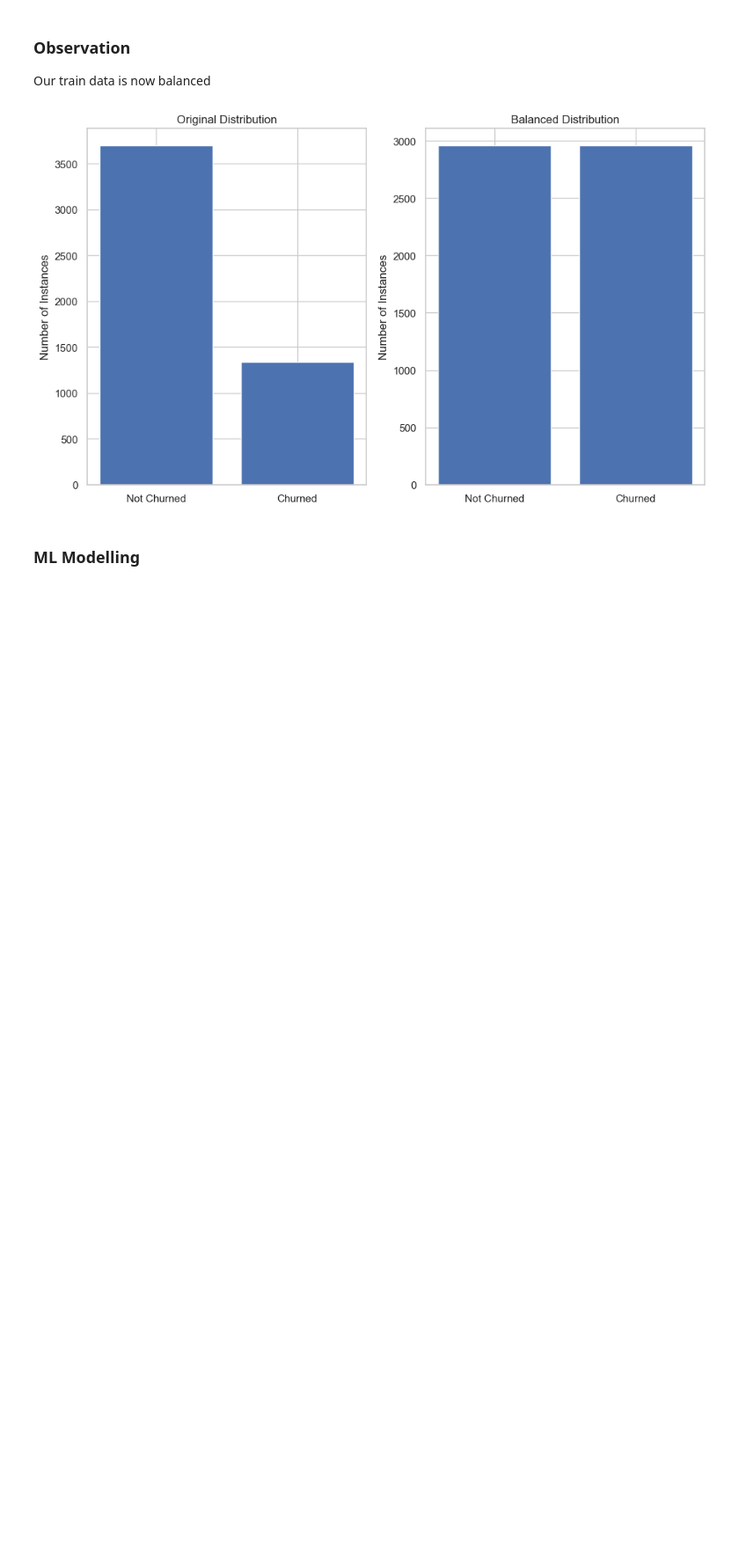
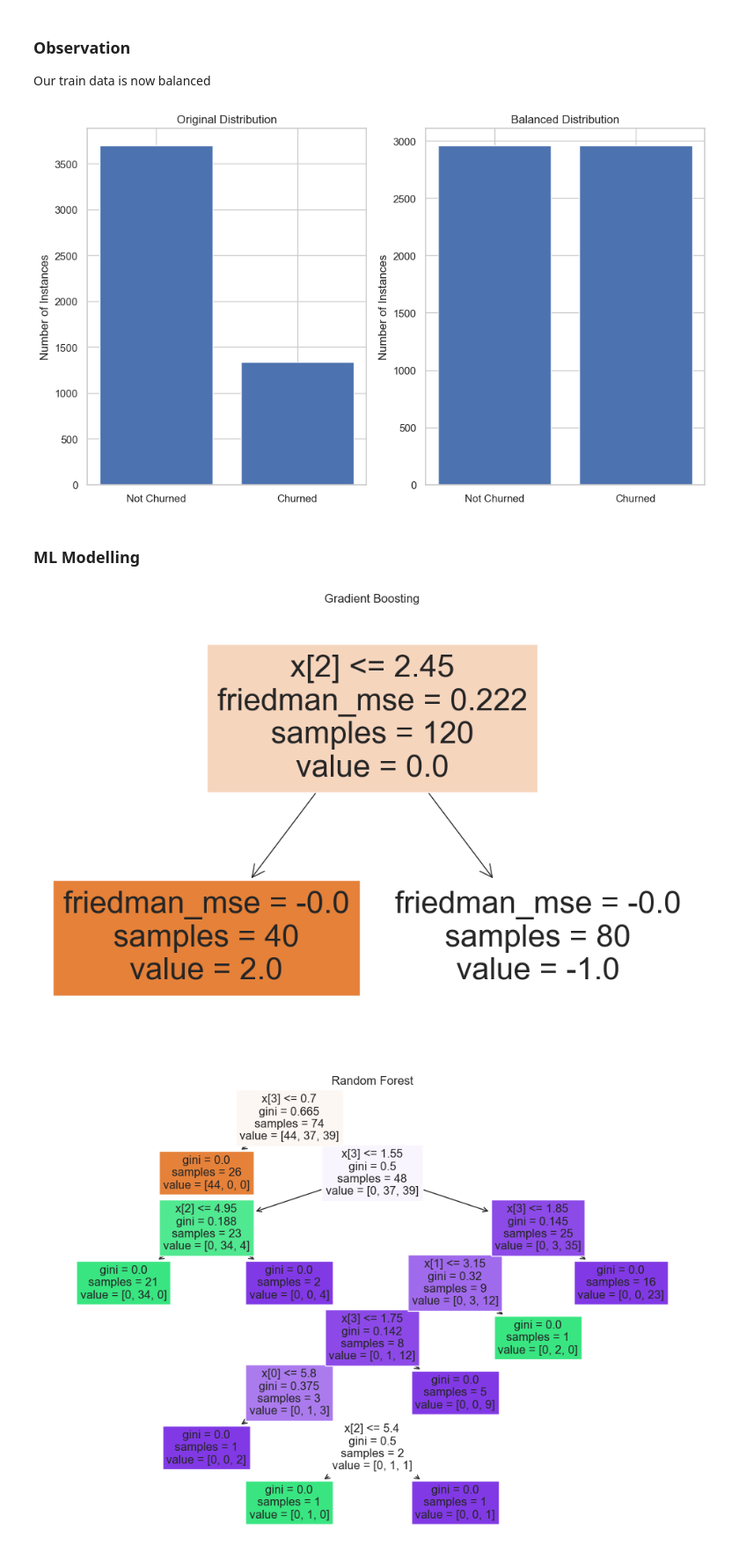
Before and after one commit to Georginahnjeri/Customer-churn-, a Jupyter notebook: Customerchurn.ipynb, the cells around one changed output. Shown at 88% size. Cells and saved outputs as stored; diff of their text form; code cells hidden in the pictures; blank space fills up the shorter version.

Commit message:
Model training and evaluation

```diff
--- a/Customerchurn.ipynb
+++ b/Customerchurn.ipynb
@@ -1066,3 +1064,71 @@ plt.show()
 [figure]
 # %% [markdown]
 ### ML Modelling
+# %%
+import matplotlib.pyplot as plt
+from sklearn.ensemble import GradientBoostingClassifier, RandomForestClassifier
+from sklearn.svm import SVC
+from sklearn.linear_model import LogisticRegression
+from sklearn.neighbors import KNeighborsClassifier
+from sklearn.model_selection import train_test_split
+from sklearn.datasets import load_iris
+from sklearn.tree import plot_tree
+from xgboost import XGBClassifier  # Import XGBoost classifier
+
+def train_models(X_train, y_train):
+    # Initialize and train Gradient Boosting Classifier
+    gb = GradientBoostingClassifier(random_state=42)
+    gb.fit(X_train, y_train)
+
+    # Visualize the first tree in the ensemble for Gradient Boosting
+    fig, ax = plt.subplots(figsize=(12, 8))
+    plot_tree(gb.estimators_[0][0], filled=True, ax=ax)
+    plt.title('Gradient Boosting')
+    plt.show()
+
+    # Initialize and train Random Forest Classifier
+    rfm = RandomForestClassifier(random_state=42)
+    rfm.fit(X_train, y_train)
+
+    # Visualize the first tree in the ensemble for Random Forest
+    fig, ax = plt.subplots(figsize=(12, 8))
+    plot_tree(rfm.estimators_[0], filled=True, ax=ax)
+    plt.title('Random Forest')
+    plt.show()
+
+    # Initialize and train Support Vector Machine Classifier
+    svm = SVC(random_state=42)
+    svm.fit(X_train, y_train)
+    # No visualization for SVM as it's not a decision tree-based model
+
+    # Initialize and train Logistic Regression
+    LR = LogisticRegression(random_state=42)
+    LR.fit(X_train, y_train)
+    # No visualization for Logistic Regression as it's not a decision tree-based model
+
+    # Initialize and train K Nearest Neighbors Classifier
+    knn = KNeighborsClassifier()
+    knn.fit(X_train, y_train)
+    # No visualization for K Nearest Neighbors as it's not a decision tree-based model
+
+    # Initialize and train XGBoost Classifier
+    xgb = XGBClassifier(random_state=42)
+    xgb.fit(X_train, y_train)
+
+    # Return all trained models
+    return gb, rfm, svm, LR, knn, xgb
+
+# Load the Iris dataset
+iris = load_iris()
+X, y = iris.data, iris.target
+
+# Split the data into training and testing sets
+X_train, X_test, y_train, y_test = train_test_split(X, y, test_size=0.2, random_state=42)
+
+# Train models and visualize
+gb_model, rfm_model, svm_model, LR_model, knn_model, xgb_model = train_models(X_train, y_train)
+
+# Now you can use xgb_model in the following code blocks.
+# %% [output]
+[figure, added]
+[figure, added]
```
Also changed, not shown: parts of 4 cells of this notebook.
